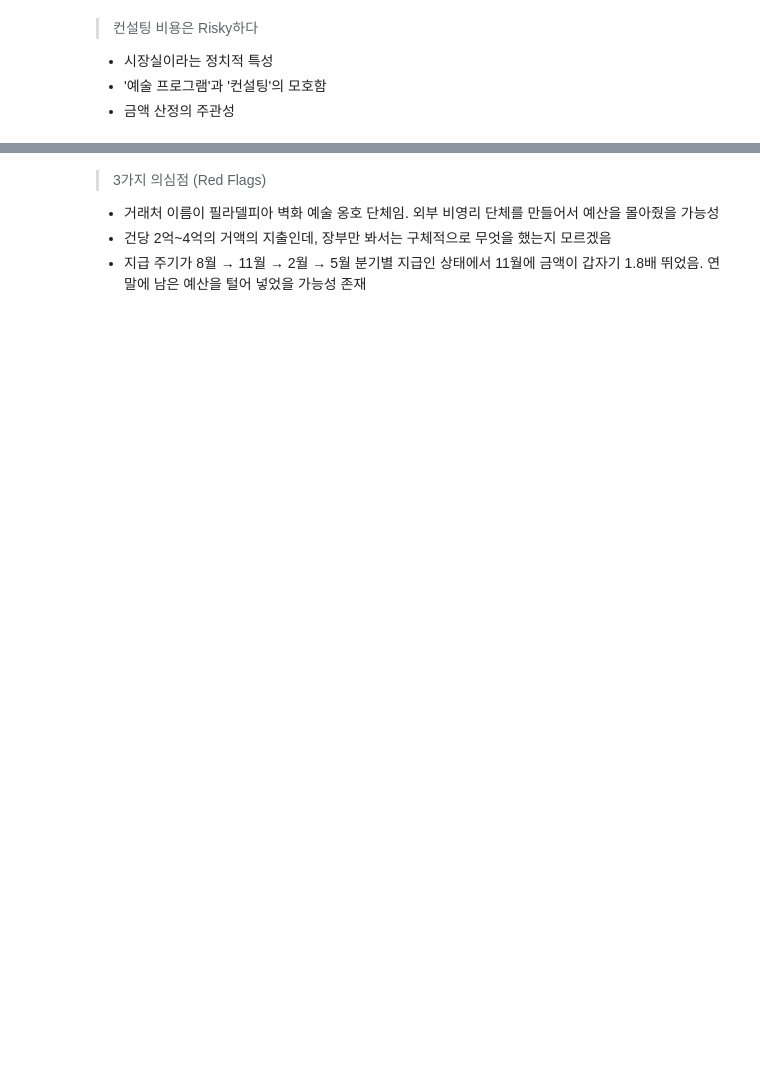
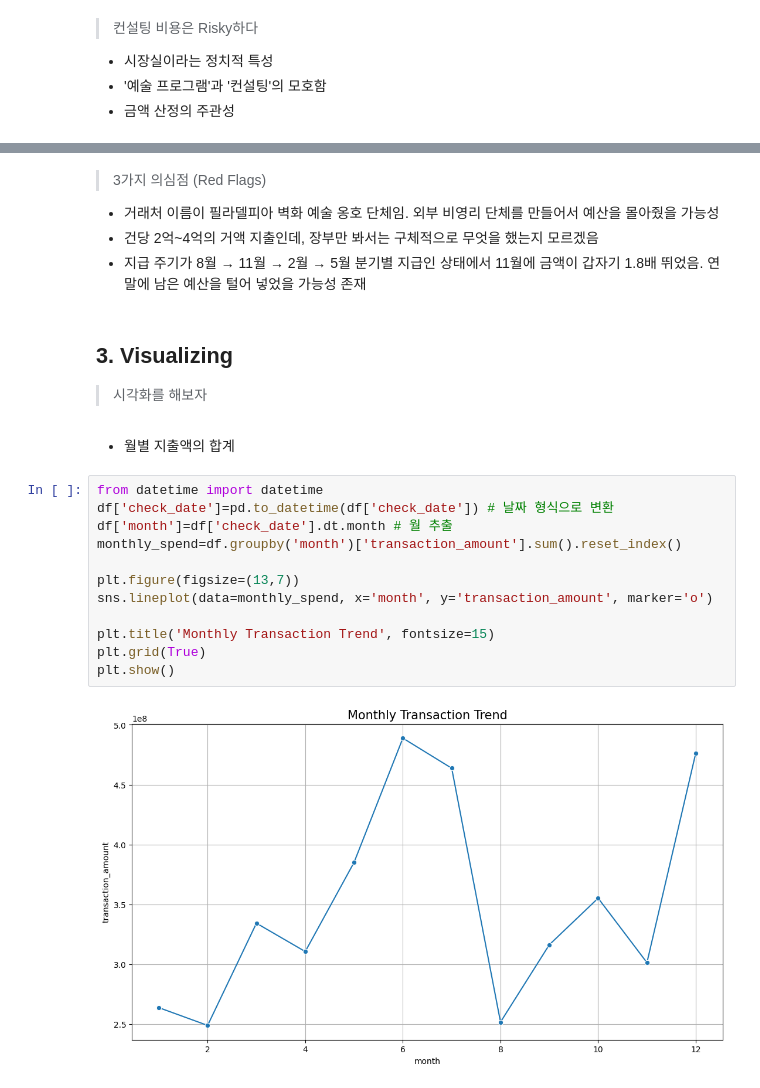
Before and after one commit to yeongwuu/Unsupervised-Fraud-Detection-in-Accounting-Data-using-Autoencoder, a Jupyter notebook: Project_1.ipynb, the cells around one changed output, grey strips where cells are left out. Cells and saved outputs as stored; diff of their text form; blank space fills up the shorter version.

```diff
--- a/Project_1.ipynb
+++ b/Project_1.ipynb
@@ -166,5 +166,24 @@ display(mayor_mural)
 # %% [markdown]
 > 3가지 의심점 (Red Flags)
 - 거래처 이름이 필라델피아 벽화 예술 옹호 단체임. 외부 비영리 단체를 만들어서 예산을 몰아줬을 가능성
-- 건당 2억~4억의 거액의 지출인데, 장부만 봐서는 구체적으로 무엇을 했는지 모르겠음
+- 건당 2억~4억의 거액 지출인데, 장부만 봐서는 구체적으로 무엇을 했는지 모르겠음
 - 지급 주기가 8월 → 11월 → 2월 → 5월 분기별 지급인 상태에서 11월에 금액이 갑자기 1.8배 뛰었음. 연말에 남은 예산을 털어 넣었을 가능성 존재
+# %% [markdown]
+## 3. Visualizing
+> 시각화를 해보자
+# %% [markdown]
+- 월별 지출액의 합계
+# %%
+from datetime import datetime
+df['check_date']=pd.to_datetime(df['check_date']) # 날짜 형식으로 변환
+df['month']=df['check_date'].dt.month # 월 추출
+monthly_spend=df.groupby('month')['transaction_amount'].sum().reset_index()
+
+plt.figure(figsize=(13,7))
+sns.lineplot(data=monthly_spend, x='month', y='transaction_amount', marker='o')
+
+plt.title('Monthly Transaction Trend', fontsize=15)
+plt.grid(True)
+plt.show()
+# %% [output]
+[figure, added]
```
Also changed, not shown: parts of 9 cells of this notebook, 2 other files.
